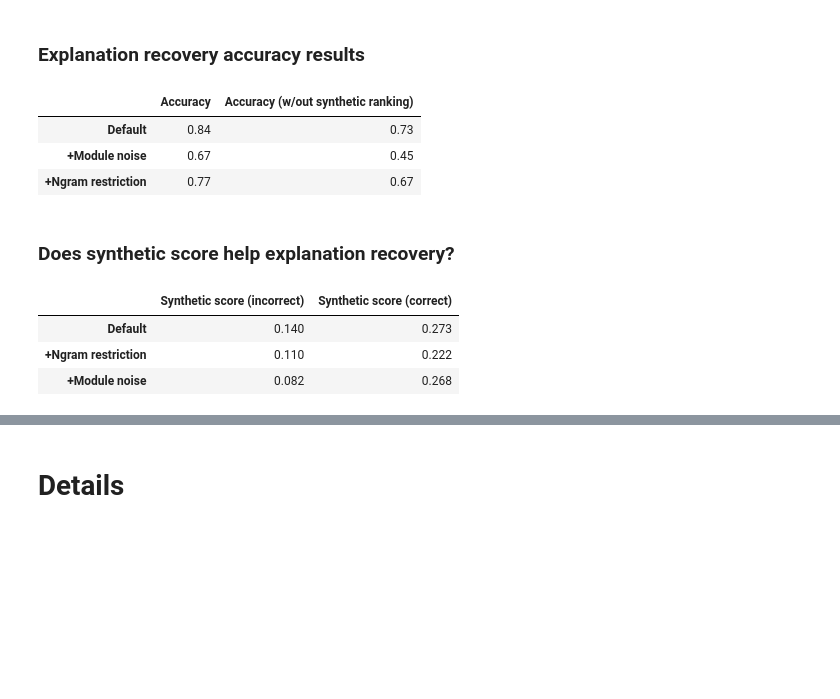
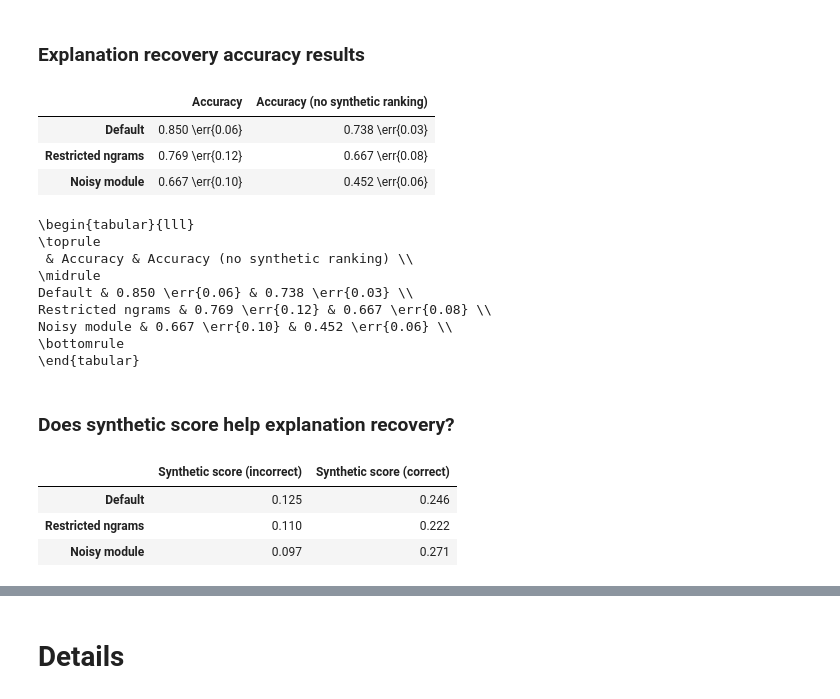
Before and after one commit to microsoft/automated-explanations, a Jupyter notebook: notebooks/02_synthetic.ipynb, the cells around one changed output, grey strips where cells are left out. Cells and saved outputs as stored; diff of their text form; code cells hidden in the pictures; blank space fills up the shorter version.

```diff
--- a/notebooks/02_synthetic.ipynb
+++ b/notebooks/02_synthetic.ipynb
@@ -16,6 +16,13 @@ import imodelsx.process_results
 import mprompt.data.data
 from mprompt.data.data import TASKS_D3
 import mprompt.methods.m4_evaluate as m4_evaluate
+import warnings
+import scipy.stats
+def sem(x):
+    '''Compute standard error of the mean, ignoring NaNs
+    '''
+    with warnings.catch_warnings():
+        return scipy.stats.sem(x, ddof=0)
 tqdm.pandas()
 TASK_NAMES = list(TASKS_D3.keys())
 sys.path.append('../experiments/')
@@ -107,52 +110,77 @@ with pd.option_context('display.max_colwidth', -1, 'display.max_rows', 200):
 ### Explanation recovery accuracy results
 # %%
 r = r[r['module_num'] < 40]
+# %%
+def round_3(x):
+    return x.apply(lambda x: f'{x:.3f}')
+def round_2(x):
+    return x.apply(lambda x: f'{x:.2f}')
 # %%
 groupings = ['noise_ngram_scores', 'ngrams_restricted']
 metrics = ['any_contains_keywords', 'top_contains_keywords', 'mean_contains_keywords']
 metrics_weighted = ['mean_contains_keywords_weighted']
 if 'score_bert' in r.columns:
     metrics += ['any_bert', 'top_bert', 'mean_bert']
     metrics_weighted += ['mean_bert_weighted']
 helpers = ['row_count_helper', 'num_generated_explanations']
 index_remap = {
     (0.0, False): 'Default',
-    (0.0,  True): '+Ngram restriction',
-    (3.0, False): '+Module noise',
+    (0.0,  True): 'Restricted ngrams',
+    (3.0, False): 'Noisy module',
 }
 
 g = (
     r
     .filter(groupings + metrics + metrics_weighted + helpers)
     .groupby(groupings)
-    .sum()
-    .sort_values(by='any_contains_keywords', ascending=False)
+    .aggregate(['sum', sem], numeric_only=True)
 )
+g.columns = [x[0]+'_err' if x[1] == 'sem' else x[0] for x in g.columns]
+
 for met in metrics:
     g[met] = g[met] / g['row_count_helper']
 for met in metrics_weighted:
     g[met] = g[met] / g['num_generated_explanations']
-g = (
-    g
-    .drop(columns=helpers + [k for k in ['mean_contains_keywords', 'mean_bert', 'any_bert', 'any_contains_keywords'] if k in g.columns])
-    .rename(
-        columns={
+
+g.index = [index_remap[x] for x in g.index.values]
+columns=[k for k in g.columns if not k.endswith('_err')]
+for col in columns:
+    err = g[col + '_err']
+    if col == 'mean_contains_keywords_weighted':
+        err = g['mean_contains_keywords_err']
+        err *= np.sqrt(g['row_count_helper'] / g['num_generated_explanations'])
+    g[col] = round_3(g[col]) + ' \\err{' + round_2(err) + '}'
+
+g = g.drop(columns=helpers +
+           [k for k in ['mean_contains_keywords', 'mean_bert', 'any_bert', 'any_contains_keywords'] if k in g.columns])
+
+g = g.rename(
+    columns={
             'any_contains_keywords': 'Accuracy (top-5)',
             'top_contains_keywords': 'Accuracy',
-            'mean_contains_keywords_weighted': 'Accuracy (w/out synthetic ranking)',
-            'mean_contains_keywords': 'Accuracy (w/out synthetic, unweighted)',
+            'mean_contains_keywords_weighted': 'Accuracy (no synthetic ranking)',
+            'mean_contains_keywords': 'Accuracy (no synthetic, unweighted)',
             'top_bert': 'BERTScore',
-            'mean_bert_weighted': 'BERTScore (w/out synthetic ranking)',
+            'mean_bert_weighted': 'BERTScore (no synthetic ranking)',
         }
-)).round(2)
-
-g.index = [index_remap[x] for x in g.index.values]
-display(g)
+)
+cols_print = [k for k in g.columns if not k.endswith('_err')]
+display(g[cols_print])
+print(g[cols_print].style.to_latex(hrules=True))
 # %% [output]
-|  | Accuracy | Accuracy (w/out synthetic ranking) |
-| Default | 0.84 | 0.73 |
-| +Module noise | 0.67 | 0.45 |
-| +Ngram restriction | 0.77 | 0.67 |
+|  | Accuracy | Accuracy (no synthetic ranking) |
+| Default | 0.850 \err{0.06} | 0.738 \err{0.03} |
+| Restricted ngrams | 0.769 \err{0.12} | 0.667 \err{0.08} |
+| Noisy module | 0.667 \err{0.10} | 0.452 \err{0.06} |
+\begin{tabular}{lll}
+\toprule
+ & Accuracy & Accuracy (no synthetic ranking) \\
+\midrule
+Default & 0.850 \err{0.06} & 0.738 \err{0.03} \\
+Restricted ngrams & 0.769 \err{0.12} & 0.667 \err{0.08} \\
+Noisy module & 0.667 \err{0.10} & 0.452 \err{0.06} \\
+\bottomrule
+\end{tabular}
 # %% [markdown]
 ### Does synthetic score help explanation recovery?
 # %%
@@ -177,6 +205,6 @@ g2.index = [index_remap[x] for x in g2.index.values]
 display(g2)
 # %% [output]
 |  | Synthetic score (incorrect) | Synthetic score (correct) |
-| Default | 0.140 | 0.273 |
-| +Ngram restriction | 0.110 | 0.222 |
-| +Module noise | 0.082 | 0.268 |
+| Default | 0.125 | 0.246 |
+| Restricted ngrams | 0.110 | 0.222 |
+| Noisy module | 0.097 | 0.271 |
```
Also changed, not shown: parts of 5 cells of this notebook, 1 other file.
